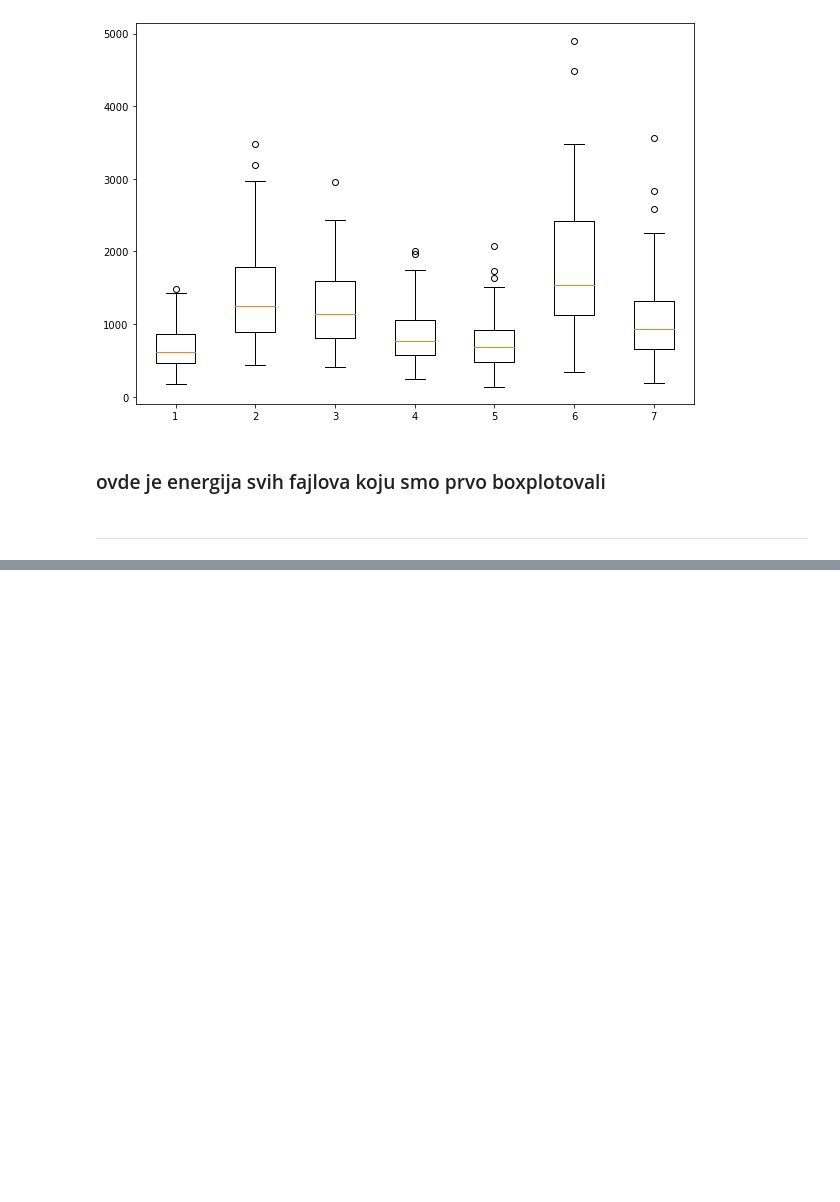
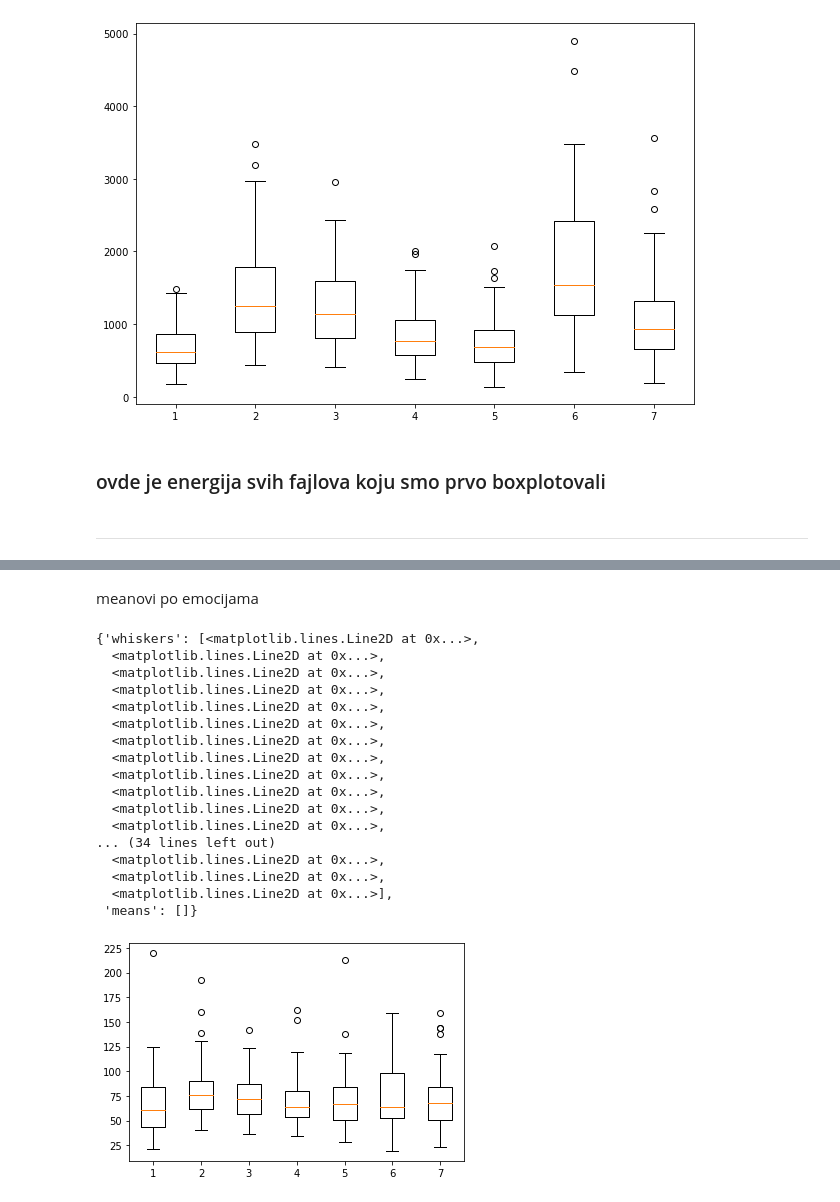
Before and after one commit to pfe-rs/lk-s-2023-prepoznavanje-emocija, a Jupyter notebook: ficer-probe.ipynb, the cells around one changed output, grey strips where cells are left out. Cells and saved outputs as stored; diff of their text form; code cells hidden in the pictures; blank space fills up the shorter version.

```diff
--- a/ficer-probe.ipynb
+++ b/ficer-probe.ipynb
@@ -289,0 +367,23 @@ plt.show()
+# %% [markdown]
+meanovi po emocijama
+# %%
+plt.boxplot(lista_max)
+# %% [output]
+{'whiskers': [<matplotlib.lines.Line2D at 0x...>,
+  <matplotlib.lines.Line2D at 0x...>,
+  <matplotlib.lines.Line2D at 0x...>,
+  <matplotlib.lines.Line2D at 0x...>,
+  <matplotlib.lines.Line2D at 0x...>,
+  <matplotlib.lines.Line2D at 0x...>,
+  <matplotlib.lines.Line2D at 0x...>,
+  <matplotlib.lines.Line2D at 0x...>,
+  <matplotlib.lines.Line2D at 0x...>,
+  <matplotlib.lines.Line2D at 0x...>,
+  <matplotlib.lines.Line2D at 0x...>,
+  <matplotlib.lines.Line2D at 0x...>,
+... (34 lines left out)
+  <matplotlib.lines.Line2D at 0x...>,
+  <matplotlib.lines.Line2D at 0x...>,
+  <matplotlib.lines.Line2D at 0x...>],
+ 'means': []}
+[figure, added]
```
Also changed, not shown: parts of 14 cells of this notebook.
